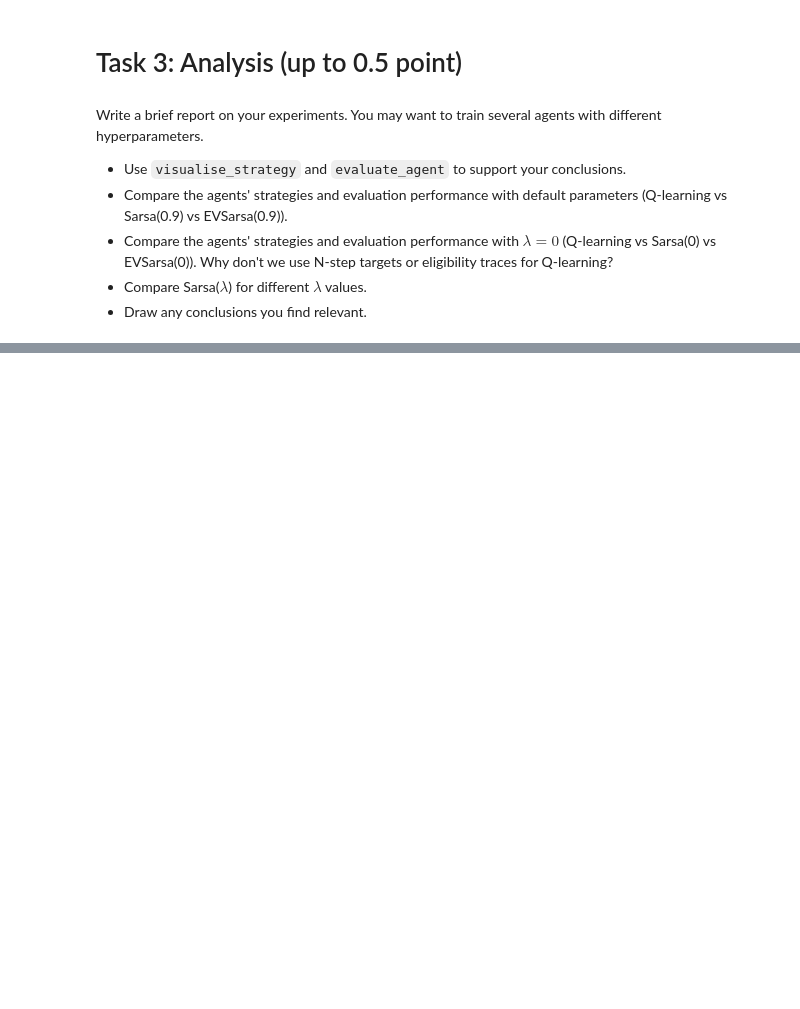
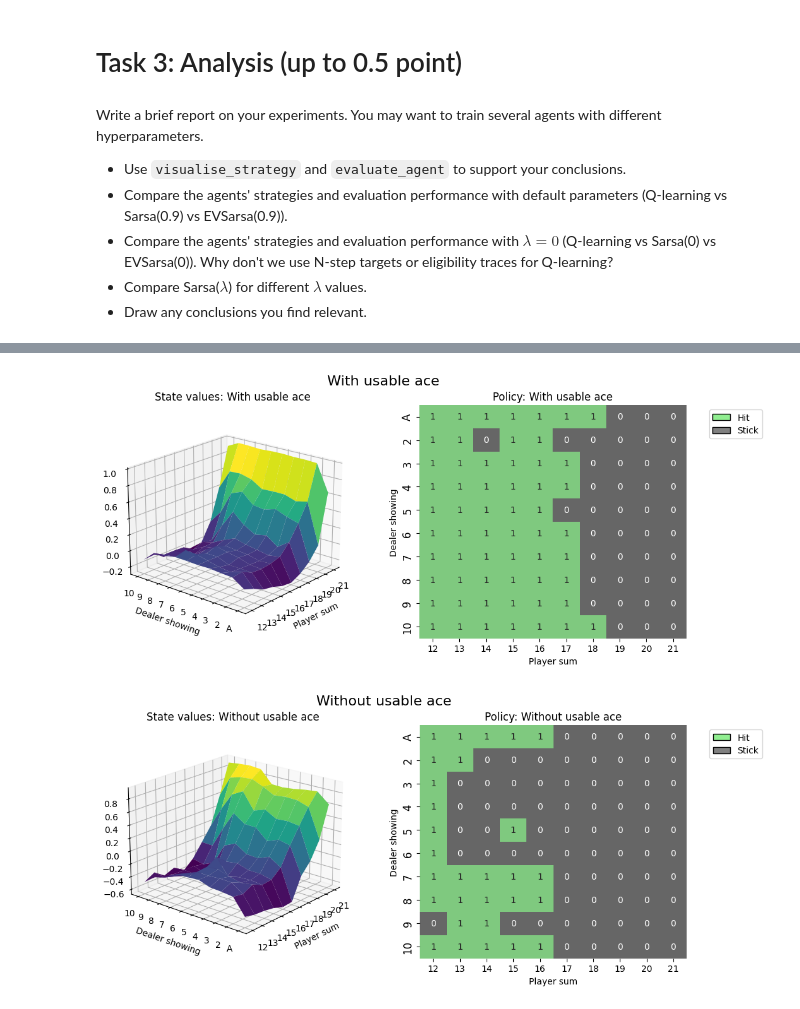
Before and after one commit to sacr1ficerq/hse-rl, a Jupyter notebook: HW2/advanced_tabular_rl.ipynb, the cells around one changed output, grey strips where cells are left out. Drawn from its saved outputs; the diff is of its cells as text; code cells hidden in the pictures; blank space fills up the shorter version.

```diff
--- a/HW2/advanced_tabular_rl.ipynb
+++ b/HW2/advanced_tabular_rl.ipynb
@@ -172,0 +259,5 @@ Write a brief report on your experiments. You may want to train several agents w
+# %%
+visualise_strategy(expected_sarsa_agent)
+# %% [output]
+[figure, added]
+[figure, added]
```
Also changed, not shown: parts of 26 cells of this notebook, 1 other file.
